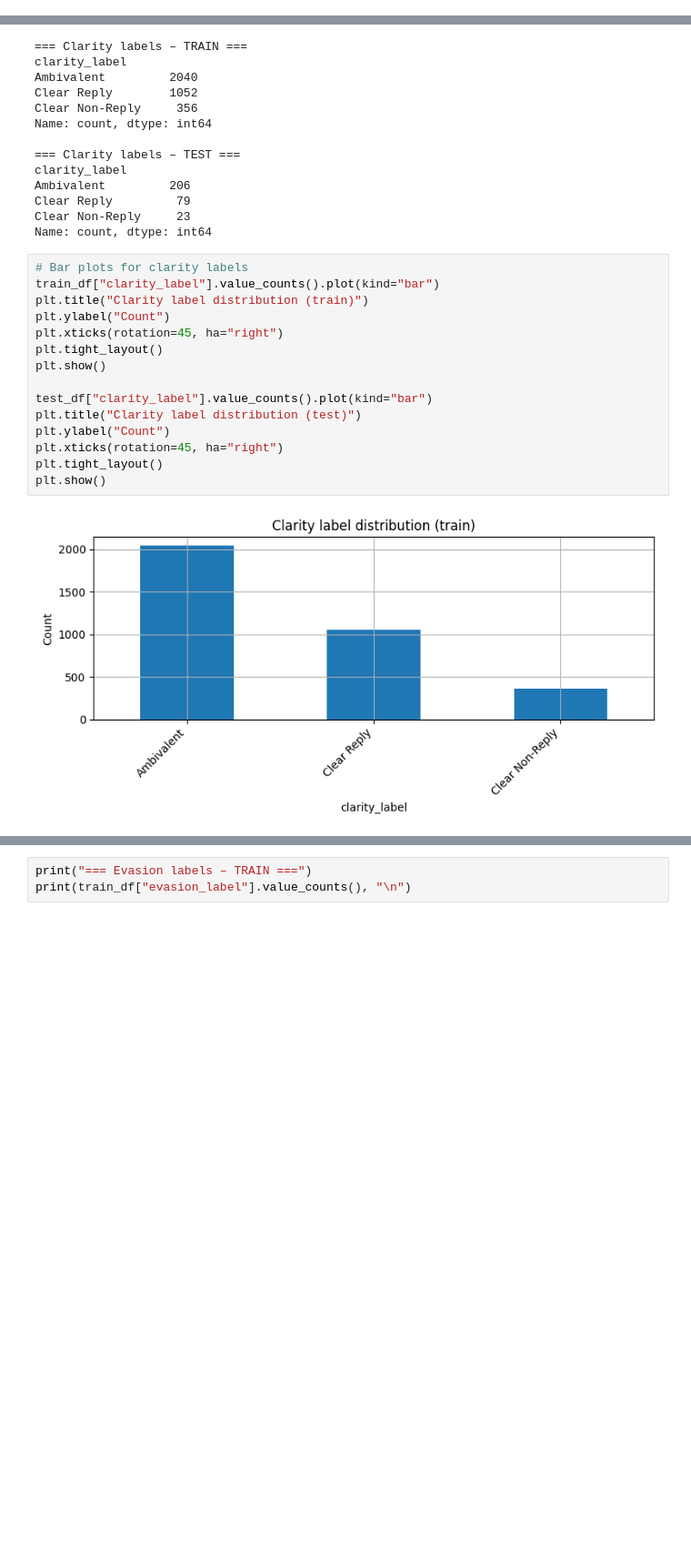
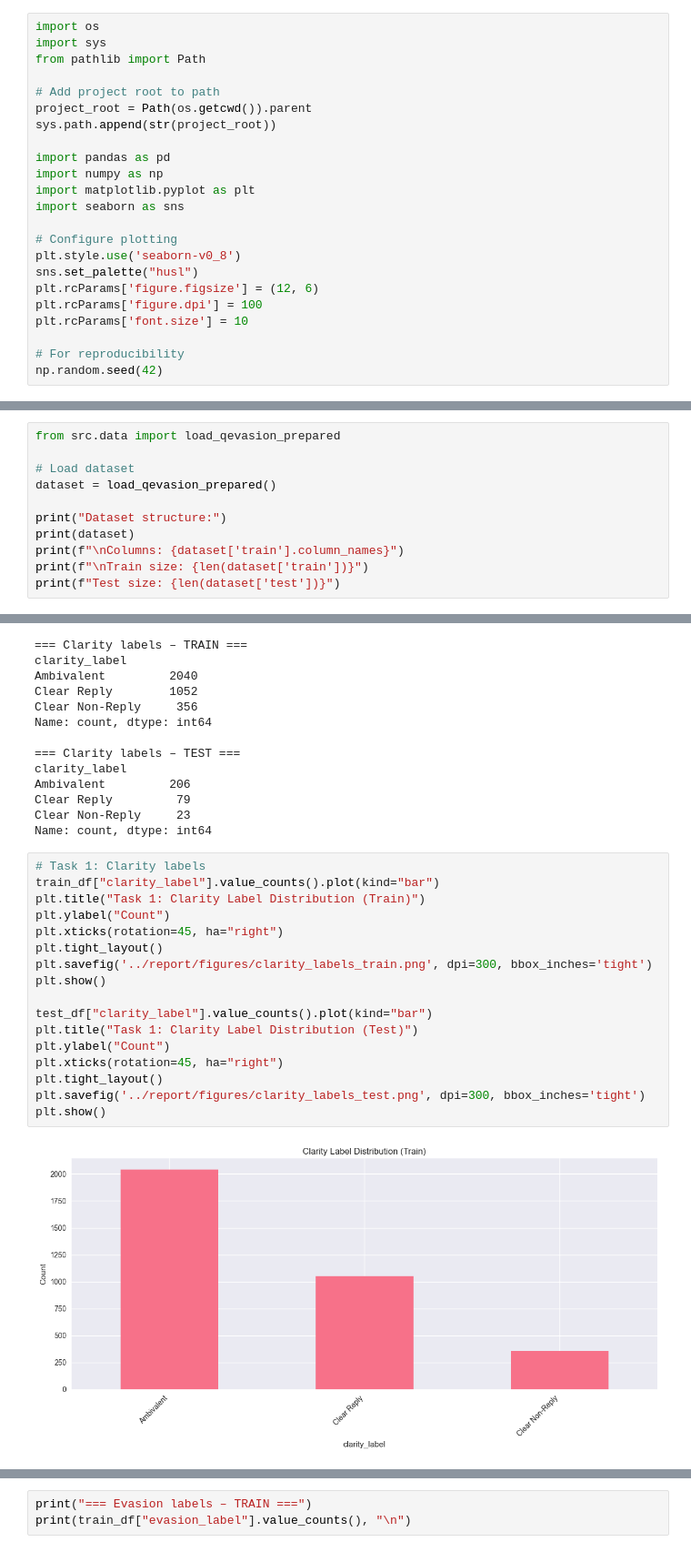
Before and after one commit to minh-de-rien/political-evasion-classifier, a Jupyter notebook: notebooks/1_exploration_qevasion.ipynb, the cells around one changed output, grey strips where cells are left out. Shown: that part at 91% size. Drawn from its saved outputs; the diff is of its cells as text; blank space fills up the shorter version.

Commit message:
Update Notebook 1 with more visualizations, save them in report/figures and eliminate redundant codes

```diff
--- a/notebooks/1_exploration_qevasion.ipynb
+++ b/notebooks/1_exploration_qevasion.ipynb
@@ -52,2 +24,25 @@ DatasetDict({
+# %%
+import os
+import sys
+from pathlib import Path
+
+# Add project root to path
+project_root = Path(os.getcwd()).parent
+sys.path.append(str(project_root))
+
+import pandas as pd
+import numpy as np
+import matplotlib.pyplot as plt
+import seaborn as sns
+
+# Configure plotting
+plt.style.use('seaborn-v0_8')
+sns.set_palette("husl")
+plt.rcParams['figure.figsize'] = (12, 6)
+plt.rcParams['figure.dpi'] = 100
+plt.rcParams['font.size'] = 10
+
+# For reproducibility
+np.random.seed(42)
 # %% [markdown]
 ### 2. Inspect splits & columns
@@ -74,0 +49,11 @@ Test columns : ['title', 'date', 'president', 'url', 'question_order', 'intervie
+# %%
+from src.data import load_qevasion_prepared
+
+# Load dataset
+dataset = load_qevasion_prepared()
+
+print("Dataset structure:")
+print(dataset)
+print(f"\nColumns: {dataset['train'].column_names}")
+print(f"\nTrain size: {len(dataset['train'])}")
+print(f"Test size: {len(dataset['test'])}")
@@ -201,19 +197,21 @@ Clear Reply         79
 Clear Non-Reply     23
 Name: count, dtype: int64
 # %%
-# Bar plots for clarity labels
+# Task 1: Clarity labels
 train_df["clarity_label"].value_counts().plot(kind="bar")
-plt.title("Clarity label distribution (train)")
+plt.title("Task 1: Clarity Label Distribution (Train)")
 plt.ylabel("Count")
 plt.xticks(rotation=45, ha="right")
 plt.tight_layout()
+plt.savefig('../report/figures/clarity_labels_train.png', dpi=300, bbox_inches='tight')
 plt.show()
 
 test_df["clarity_label"].value_counts().plot(kind="bar")
-plt.title("Clarity label distribution (test)")
+plt.title("Task 1: Clarity Label Distribution (Test)")
 plt.ylabel("Count")
 plt.xticks(rotation=45, ha="right")
 plt.tight_layout()
+plt.savefig('../report/figures/clarity_labels_test.png', dpi=300, bbox_inches='tight')
 plt.show()
 # %% [output]
-[figure, old version]
+[figure, new version]
```
Also changed, not shown: parts of 14 cells of this notebook, 11 other files.
